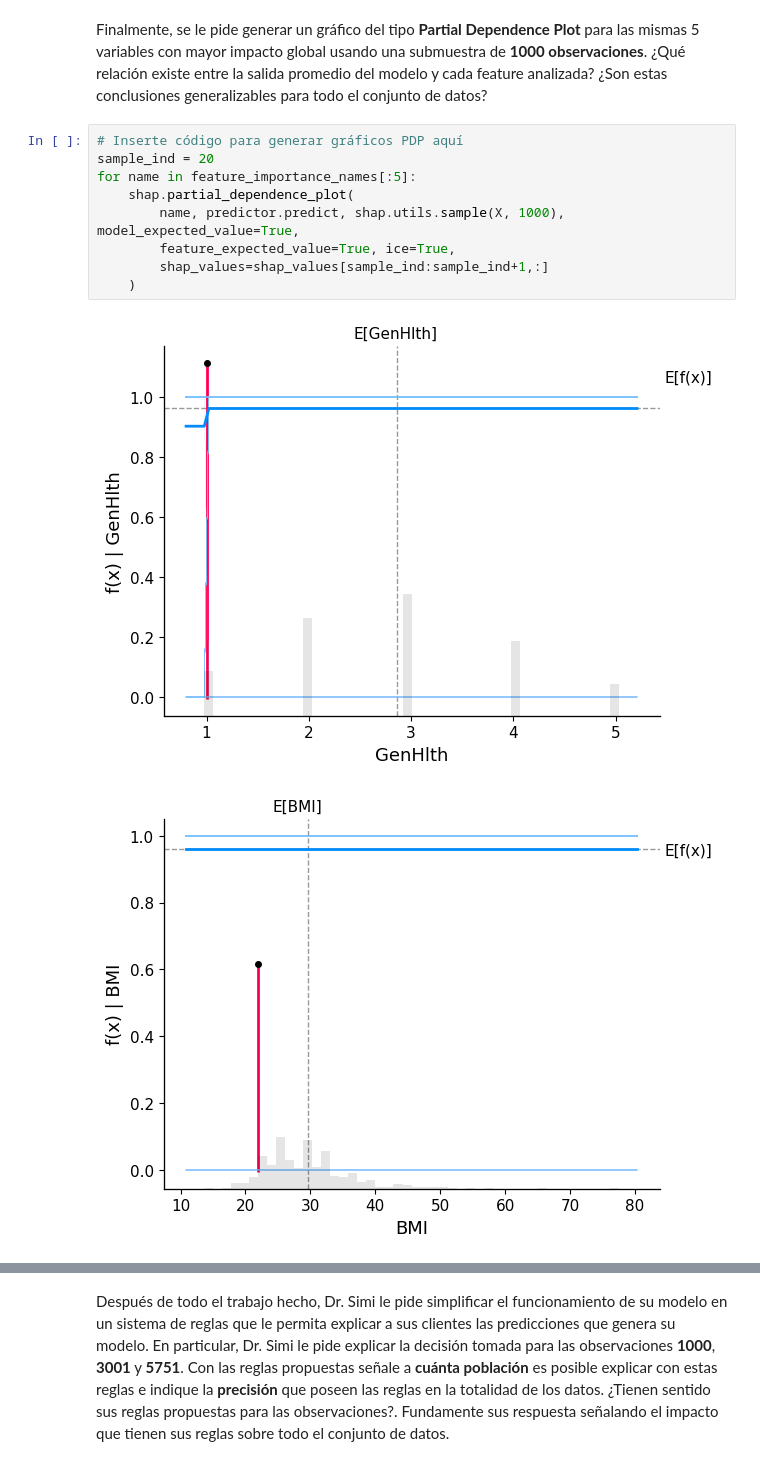
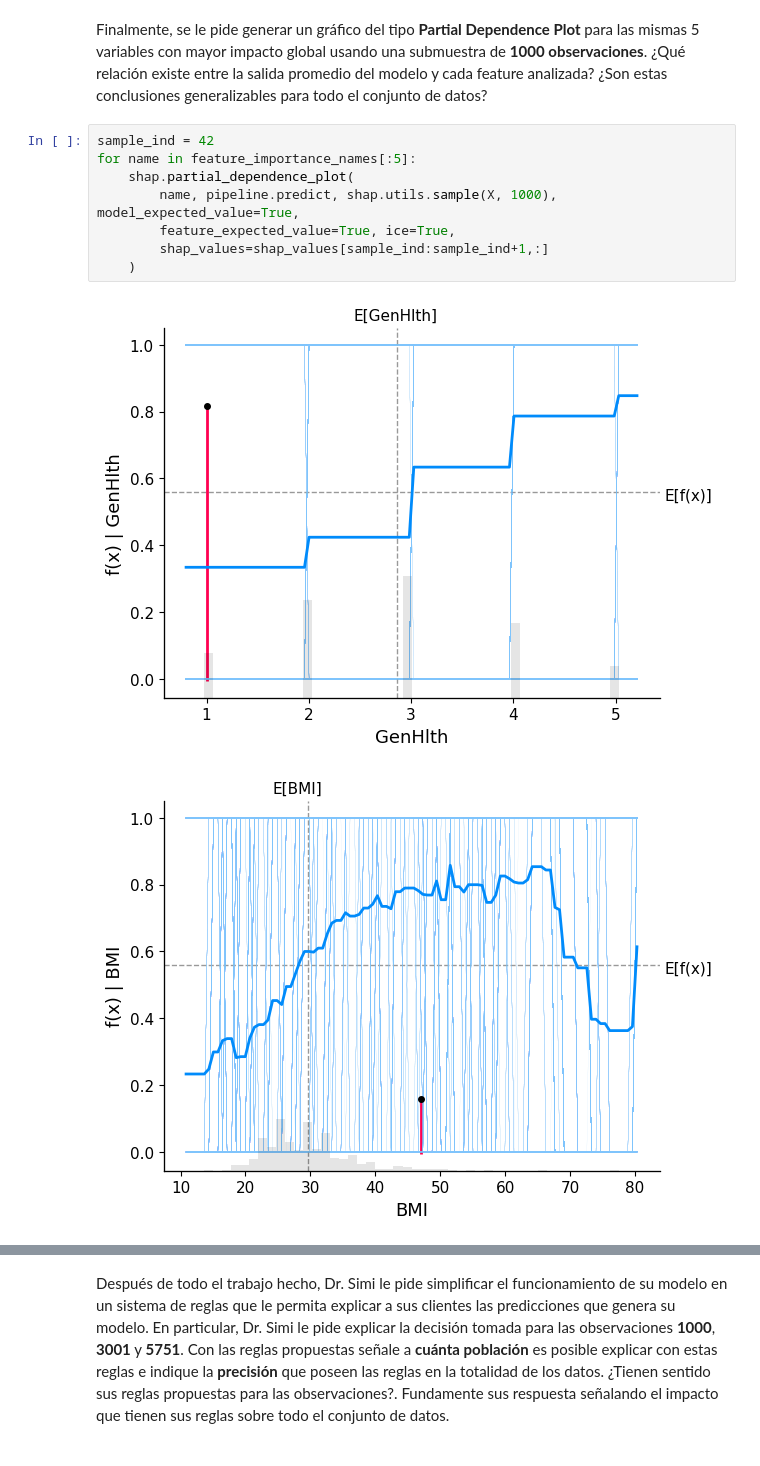
Before and after one commit to nicoacevedor/MDS7202, a Jupyter notebook: lab10/Lab10.ipynb, the cells around one changed output, grey strips where cells are left out. Cells and saved outputs as stored; diff of their text form.

```diff
--- a/lab10/Lab10.ipynb
+++ b/lab10/Lab10.ipynb
@@ -379,14 +389,13 @@ for name in feature_importance_names[:5]:
 # %% [markdown]
 Finalmente, se le pide generar un gráfico del tipo **Partial Dependence Plot** para las mismas 5 variables con mayor impacto global usando una submuestra de **1000 observaciones**. ¿Qué relación existe entre la salida promedio del modelo y cada feature analizada? ¿Son estas conclusiones generalizables para todo el conjunto de datos?
 # %%
-# Inserte código para generar gráficos PDP aquí
-sample_ind = 20
+sample_ind = 42
 for name in feature_importance_names[:5]:
     shap.partial_dependence_plot(
-        name, predictor.predict, shap.utils.sample(X, 1000), model_expected_value=True,
+        name, pipeline.predict, shap.utils.sample(X, 1000), model_expected_value=True,
         feature_expected_value=True, ice=True,
         shap_values=shap_values[sample_ind:sample_ind+1,:]
     )
 # %% [output]
-[figure, old version]
+[figure, new version]
-[figure, old version]
+[figure, new version]
```
Also changed, not shown: parts of 10 cells of this notebook.
